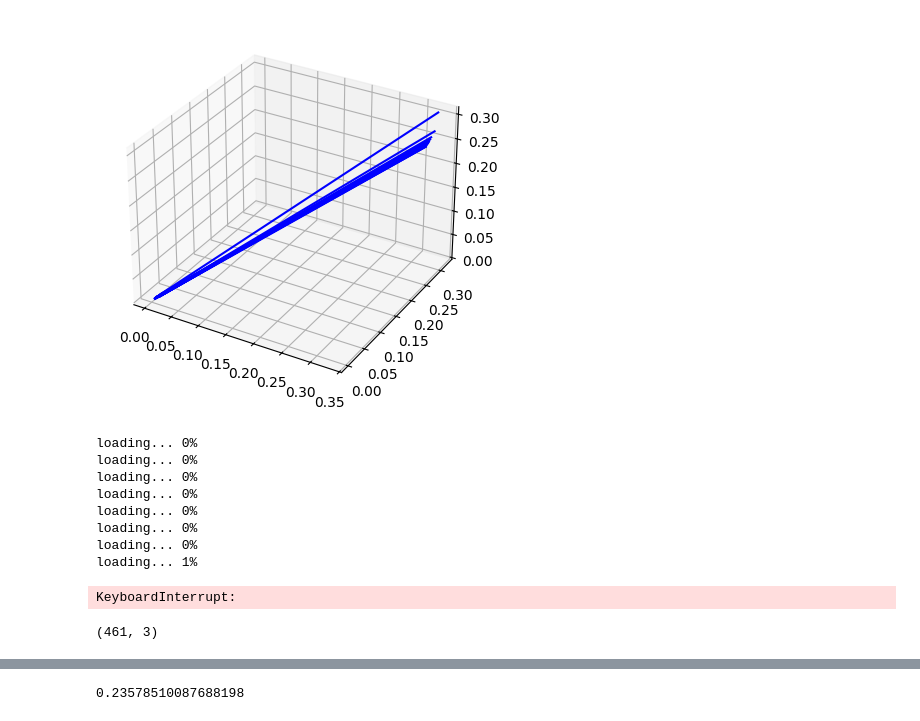
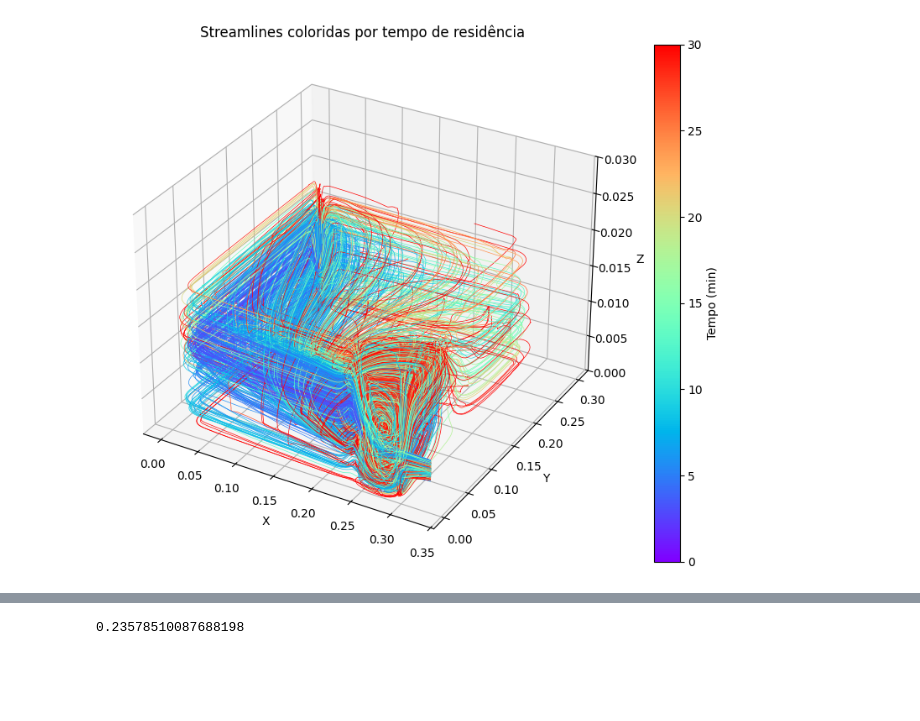
Before and after one commit to DanielFachieri01/ansys, a Jupyter notebook: streamlines.ipynb, the cells around one changed output, grey strips where cells are left out. Drawn from its saved outputs; the diff is of its cells as text; code cells hidden in the pictures; blank space fills up the shorter version.

```diff
--- a/streamlines.ipynb
+++ b/streamlines.ipynb
@@ -161,0 +223,5 @@ seeds,df = load_data(r"C:\Users\Daniel\Documents\ansys data\streamlines_gem_modi
+# %%
+streamlines = streamline(interpolator,seeds,-0.001)
+# %%
+modv = recreate_vel_field(interpolator, streamlines)
+timeresidence = RTD(streamlines,modv)
@@ -179,2 +255,0 @@ with open(caminho_save_interpolator, 'wb') as file:
-# %%
-streamlines = streamline(interpolator,seeds)
@@ -181,4 +265,6 @@ streamlines = streamline(interpolator,seeds)
+# %%
+timeresidence = np.array(timeresidence)/60
 # %%
-plot_streamlines(streamlines)
+plot_streamlines(streamlines,timeresidence,0,30)
 # %% [output]
-[figure, old version]
+[figure, new version]
@@ -189,12 +270,0 @@ with open(caminho_save_streamlines, 'wb') as file2:
-# %%
-modv = recreate_vel_field(interpolator,streamlines)
-# %% [output]
-loading... 0%
-loading... 0%
-loading... 0%
-loading... 0%
-loading... 0%
-loading... 0%
-loading... 0%
-loading... 1%
-KeyboardInterrupt:
@@ -203,4 +270,0 @@ tempos = RTD(streamlines,modv)
-# %%
-streamlines = [streamline(interpolator,seed) for seed in seed]
-# %% [output]
-(461, 3)
```
Also changed, not shown: parts of 46 cells of this notebook.
